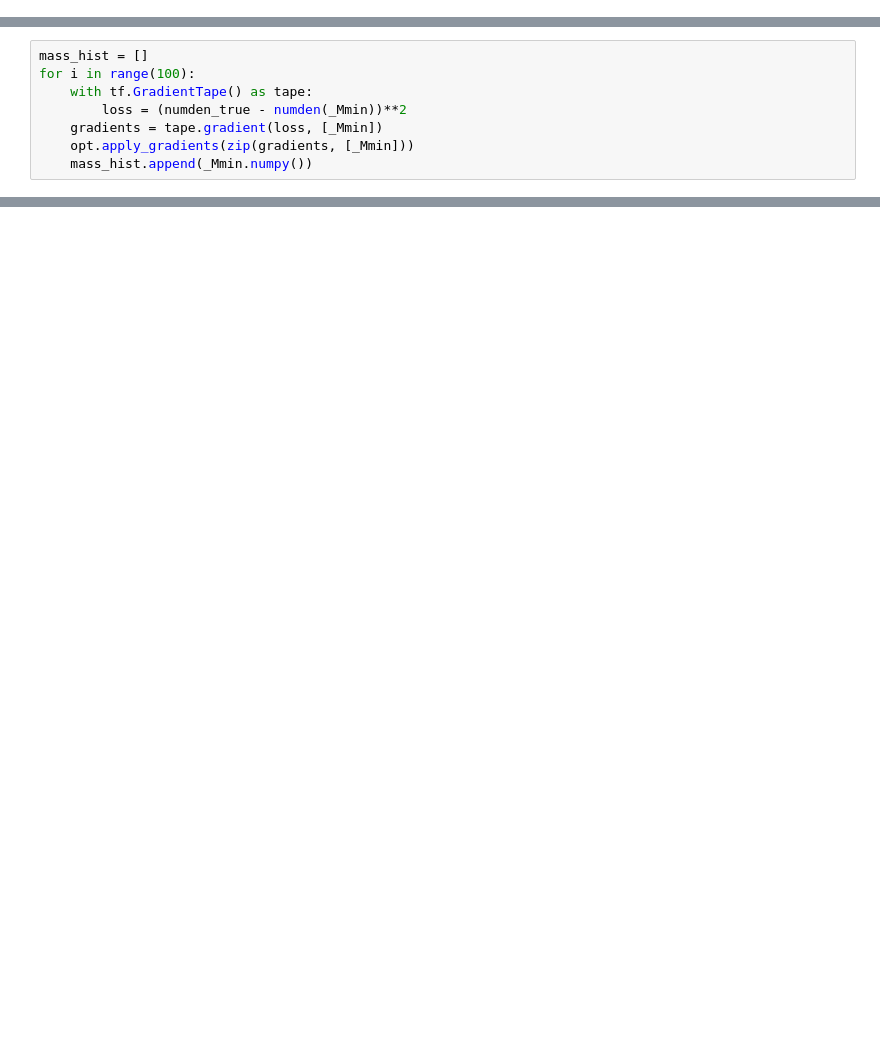
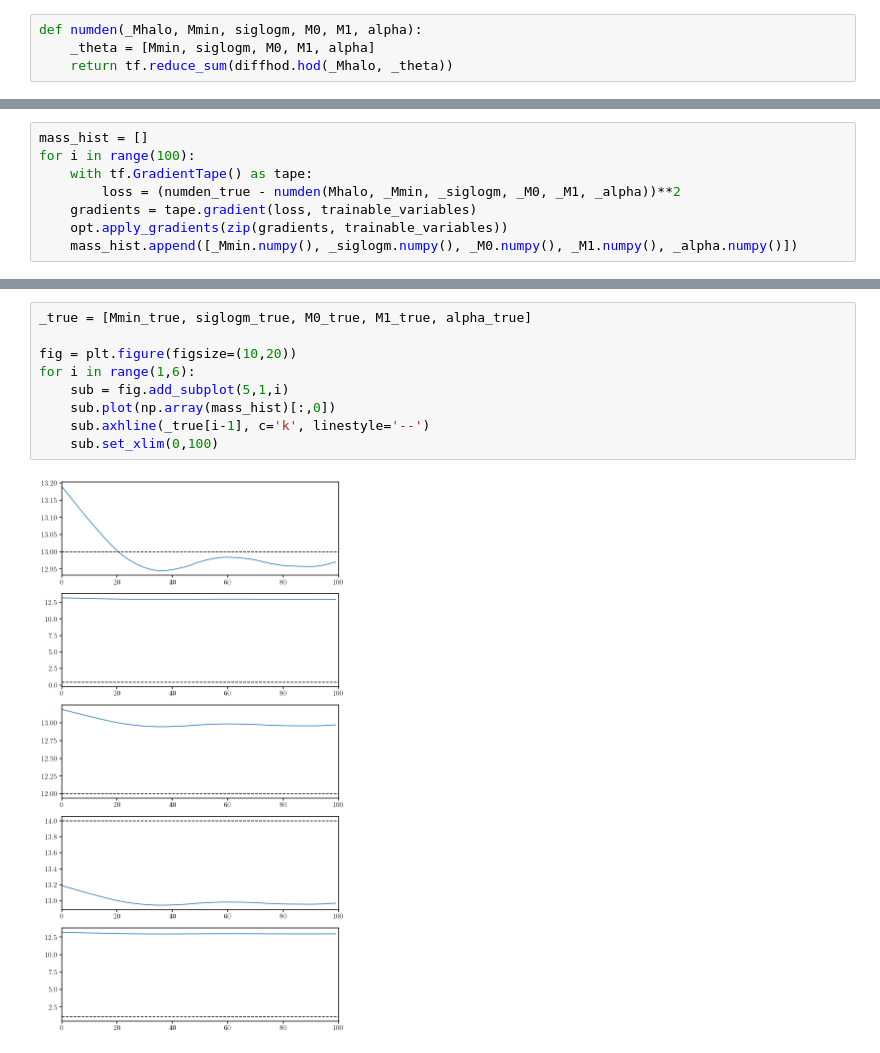
Before and after one commit to DifferentiableUniverseInitiative/DHOD, a Jupyter notebook: nb/dhod_centrals.ipynb, the cells around one changed output, grey strips where cells are left out. Cells and saved outputs as stored; diff of their text form; blank space fills up the shorter version.

```diff
--- a/nb/dhod_centrals.ipynb
+++ b/nb/dhod_centrals.ipynb
@@ -49,2 +50,6 @@ plt.xlim(10., 15.)
+# %%
+def numden(_Mhalo, Mmin, siglogm, M0, M1, alpha):
+    _theta = [Mmin, siglogm, M0, M1, alpha]
+    return tf.reduce_sum(diffhod.hod(_Mhalo, _theta))
 # %%
 Mmin_true = 13.
@@ -61,7 +75,7 @@ trainable_variables = [_Mmin]
 mass_hist = []
 for i in range(100):
     with tf.GradientTape() as tape:
-        loss = (numden_true - numden(_Mmin))**2
-    gradients = tape.gradient(loss, [_Mmin])
-    opt.apply_gradients(zip(gradients, [_Mmin]))
-    mass_hist.append(_Mmin.numpy())
+        loss = (numden_true - numden(Mhalo, _Mmin, _siglogm, _M0, _M1, _alpha))**2
+    gradients = tape.gradient(loss, trainable_variables)
+    opt.apply_gradients(zip(gradients, trainable_variables))
+    mass_hist.append([_Mmin.numpy(), _siglogm.numpy(), _M0.numpy(), _M1.numpy(), _alpha.numpy()])
@@ -74,0 +82,11 @@ xlim(0,100)
+# %%
+_true = [Mmin_true, siglogm_true, M0_true, M1_true, alpha_true]
+
+fig = plt.figure(figsize=(10,20))
+for i in range(1,6):
+    sub = fig.add_subplot(5,1,i)
+    sub.plot(np.array(mass_hist)[:,0])
+    sub.axhline(_true[i-1], c='k', linestyle='--')
+    sub.set_xlim(0,100)
+# %% [output]
+[figure, added]
```
Also changed, not shown: parts of 8 cells of this notebook, 2 other files.
